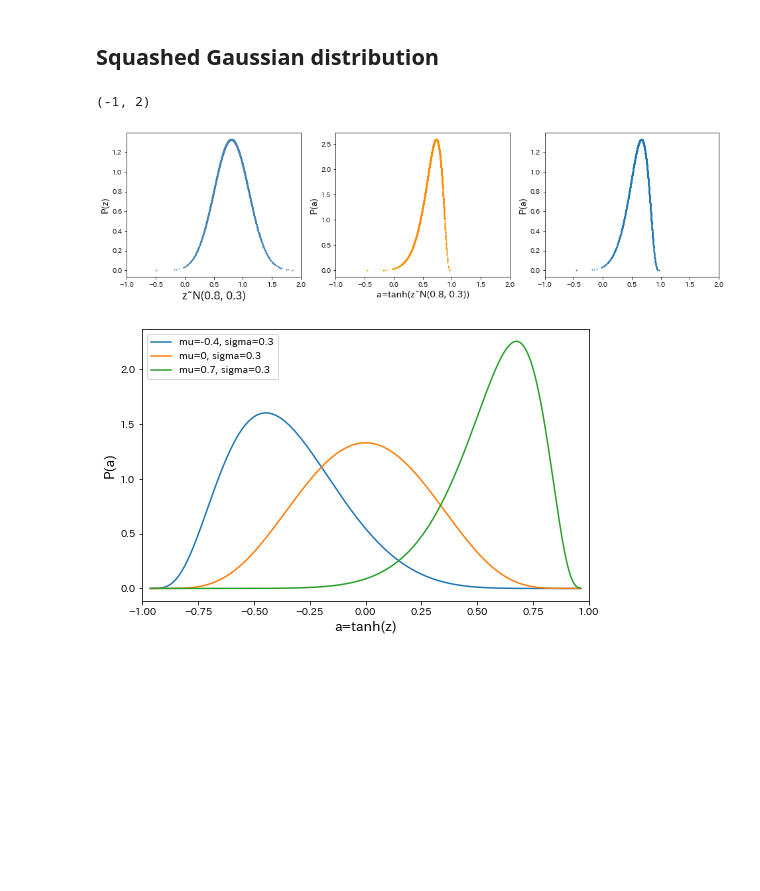
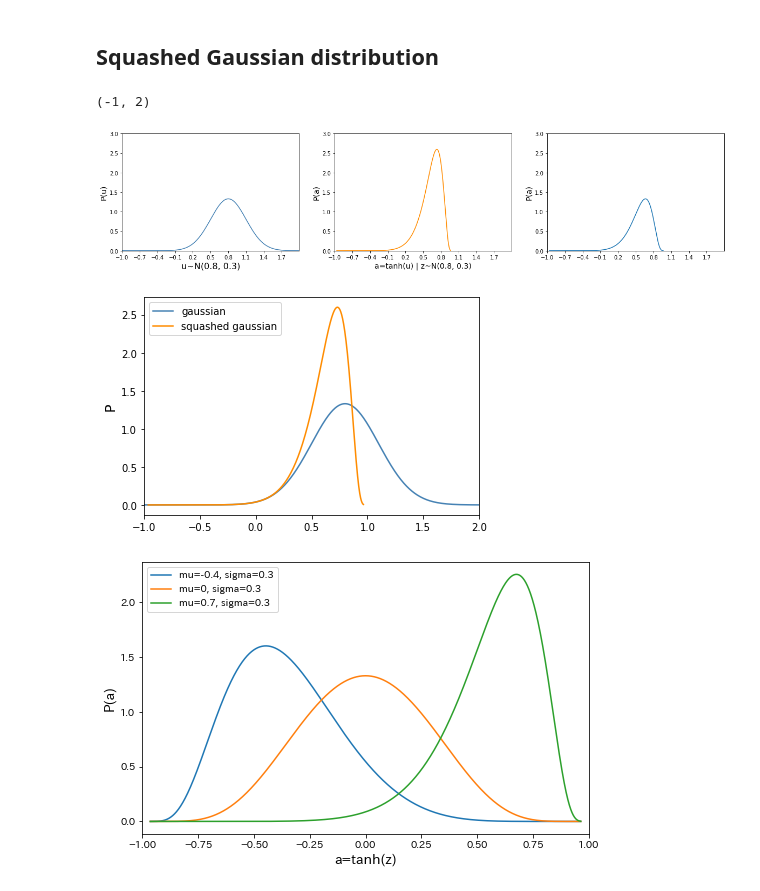
Before and after one commit to horoiwa/deep_reinforcement_learning_gallery, a Jupyter notebook: SAC/squashed_gaussian.ipynb, the cells around one changed output. Drawn from its saved outputs; the diff is of its cells as text; code cells hidden in the pictures; blank space fills up the shorter version.

```diff
--- a/SAC/squashed_gaussian.ipynb
+++ b/SAC/squashed_gaussian.ipynb
@@ -10,43 +10,59 @@ def compute_pdf(x, mu, std):
     """ gauss dist pdf
     """
     logprob = - 0.5 * np.log(2*np.pi)
     logprob += - np.log(std)
     logprob += - 0.5 * ((x - mu) / std)**2
     return logprob
 
 
 mu = 0.8
 sigma= 0.3
 
 
-z = np.random.normal(mu ,sigma, 3000)
+z = np.random.normal(mu ,sigma, 5000)
+z = np.linspace(-2,2,1000)
 logp_z = compute_pdf(z, mu, sigma)
 p_z = np.exp(logp_z)
 
 logp_a = logp_z - np.log(1 - np.tanh(z)**2)
 p_a = np.exp(logp_a)
 
-fig, (ax1, ax2, ax3) = plt.subplots(1,3, figsize=(16,4))
 
-ax1.scatter(z, p_z, s=0.9, color="steelblue")
-ax1.set_xlabel(f"z~N({mu}, {sigma})", fontsize=16)
-ax1.set_ylabel("P(z)", fontsize=14)
+fig, (ax1, ax2, ax3) = plt.subplots(1,3, figsize=(20,4))
+
+ax1.plot(z, p_z, color="steelblue")
+ax1.set_xlabel(f"u~N({mu}, {sigma})", fontsize=16)
+ax1.set_ylabel("P(u)", fontsize=14)
 ax1.set_xlim(-1,2)
+ax1.set_ylim(0,3)
+ax1.set_xticks(np.arange(-1,2,0.3))
 
-ax2.scatter(np.tanh(z), p_a, s=0.9, color="darkorange")
-ax2.set_xlabel(f"a=tanh(z~N({mu}, {sigma}))", fontsize=14)
+ax2.plot(np.tanh(z), p_a, color="darkorange")
+ax2.set_xlabel(f"a=tanh(u) | z~N({mu}, {sigma})", fontsize=14)
 ax2.set_ylabel("P(a)", fontsize=14)
 ax2.set_xlim(-1,2)
+ax2.set_ylim(0,3)
+ax2.set_xticks(np.arange(-1,2,0.3))
 
-#: まっとうに a = arctanh(z) をガウス分布の確率密度関数に代入しても同じ結果になる
+#: まっとうに z = arctanh(a) をガウス分布の確率密度関数に代入しても同じような形状になる
 #: これは a = tanh(z) が 1 対 1 写像であるので成立する
 a = np.tanh(z)
-ax3.scatter(np.tanh(z), np.exp(compute_pdf(0.5 * np.log((1+a)/(1-a)), mu, sigma)), s=0.9)
+ax3.plot(np.tanh(z), np.exp(compute_pdf(0.5 * np.log((1+a)/(1-a)), mu, sigma)))
 ax3.set_ylabel("P(a)", fontsize=14)
 ax3.set_xlim(-1,2)
+ax3.set_ylim(0,3)
+ax3.set_xticks(np.arange(-1,2,0.3))
+
+plt.figure()
+plt.plot(z, p_z, color="steelblue", label="gaussian")
+plt.plot(np.tanh(z), p_a, color="darkorange", label="squashed gaussian")
+plt.ylabel("P", fontsize=14)
+plt.legend()
+plt.xlim(-1,2)
 # %% [output]
 (-1, 2)
-[figure, old version]
+[figure, new version]
+[figure, added]
 # %%
 plt.figure(figsize=(8,5))
 
```
Also changed, not shown: parts of 2 cells of this notebook.
